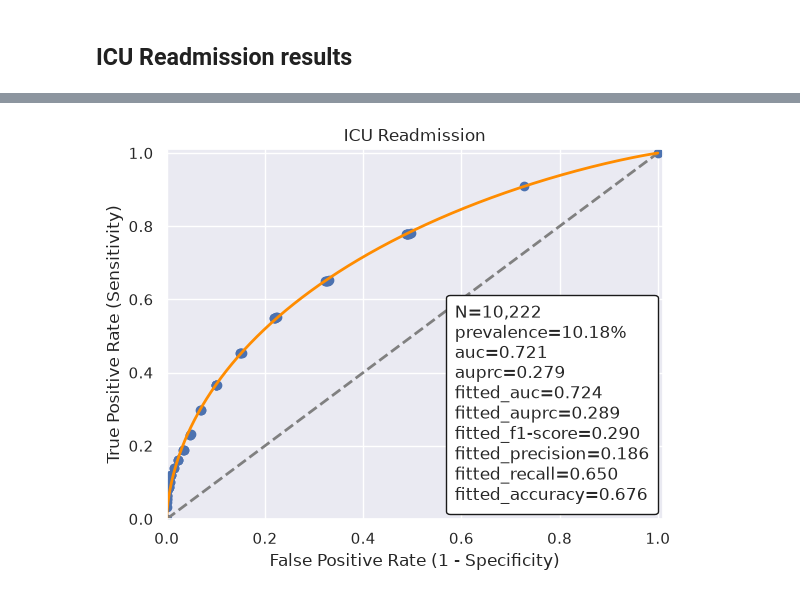
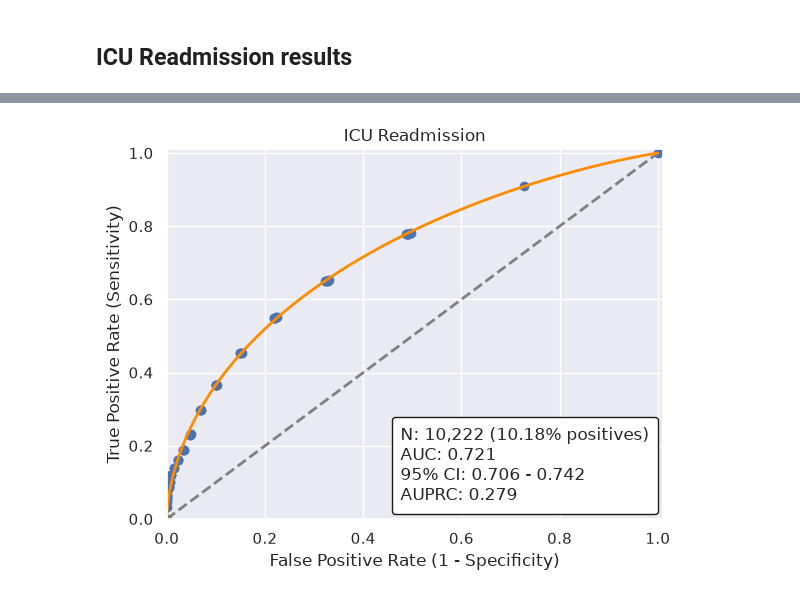
Before and after one commit to HNR1/ethos-benchmark, a Jupyter notebook: notebooks/icu_readmission.ipynb, the cells around one changed output, grey strips where cells are left out. Saved outputs shown, nothing was run; the diff lists cells and outputs as text; code cells hidden in the pictures.

```diff
--- a/notebooks/icu_readmission.ipynb
+++ b/notebooks/icu_readmission.ipynb
@@ -42,20 +40,24 @@ FileNotFoundError: Directory not found: ../../../../mnt/data_share/project_henri
 # %%
 icu_admission_results = []
 for input_dir in (results_dir / Task.ICU_READMISSION).iterdir():
-    # df = process_icu_admission_results(input_dir, outcome_tokens=[ST.DEATH, ST.ICU_ADMISSION])
     df = process_icu_admission_results(input_dir, outcome_tokens=[ST.ICU_ADMISSION])
 
-    rep_num = df["counts"].mean()
+    ci = compute_ci(df["expected"].to_pandas(), df["actual"].to_pandas())[0]
+
     res = compute_and_print_metrics(
         df["expected"],
         df["actual"],
-        "ICU Readmission",
+        ci=ci,
+        figure_title="ICU Readmission",
     )
     icu_admission_results.append(
         {
-            "name": input_dir.name,
             "auc": res["fitted_auc"],
-            "rep_num": rep_num,
+            "auprc": res["fitted_auprc"],
+            "f1-score": res["fitted_f1"],
+            "precision": res["fitted_precision"],
+            "recall": res["fitted_recall"],
+            "accuracy": res["fitted_accuracy"],
         }
     )
     plt.show()
@@ -65 +67 @@ icu_admission_results = pl.DataFrame(icu_admission_results).sort("auc", descendi
-[figure, old version]
+[figure, new version]
```
Also changed, not shown: parts of 5 cells of this notebook, 1 other file.
